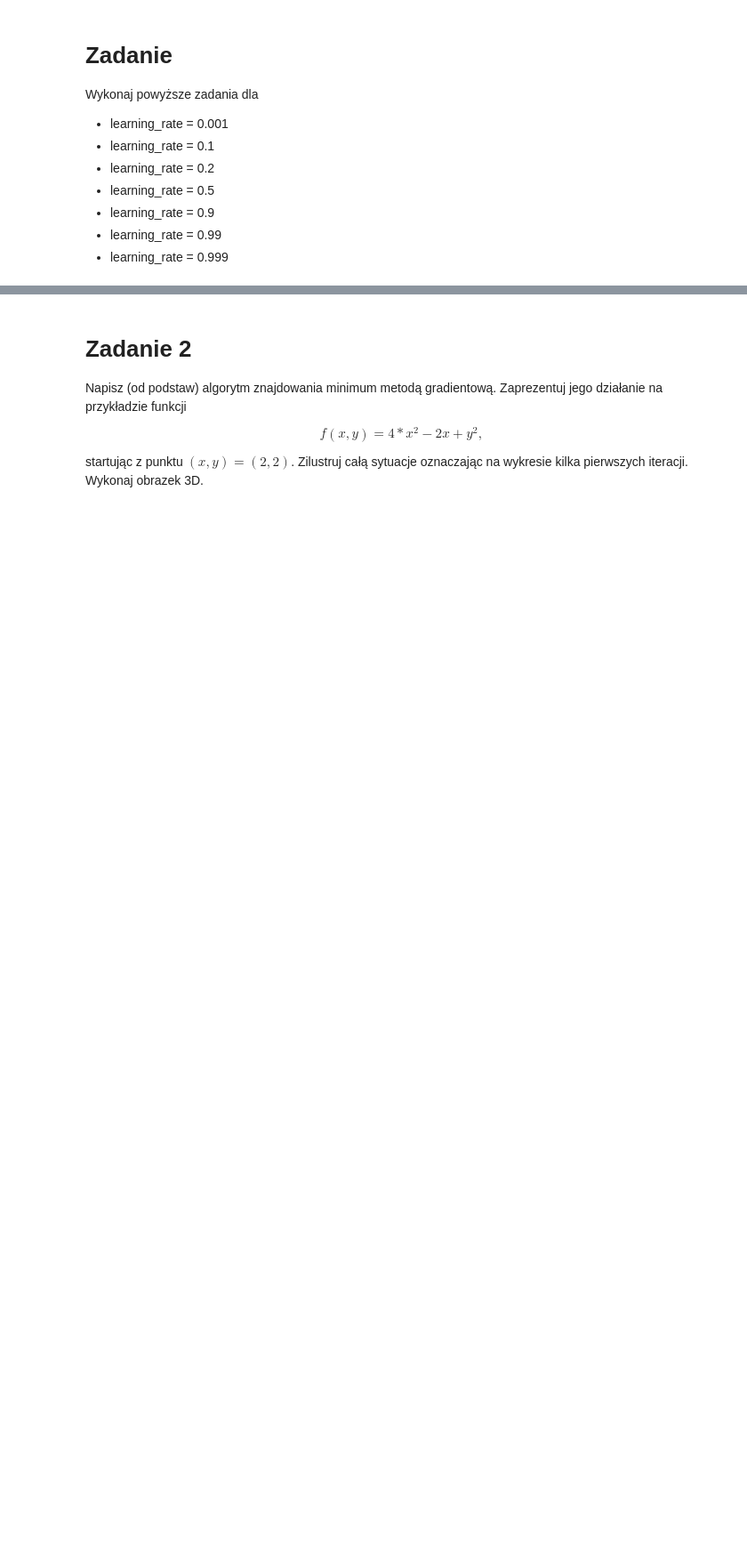
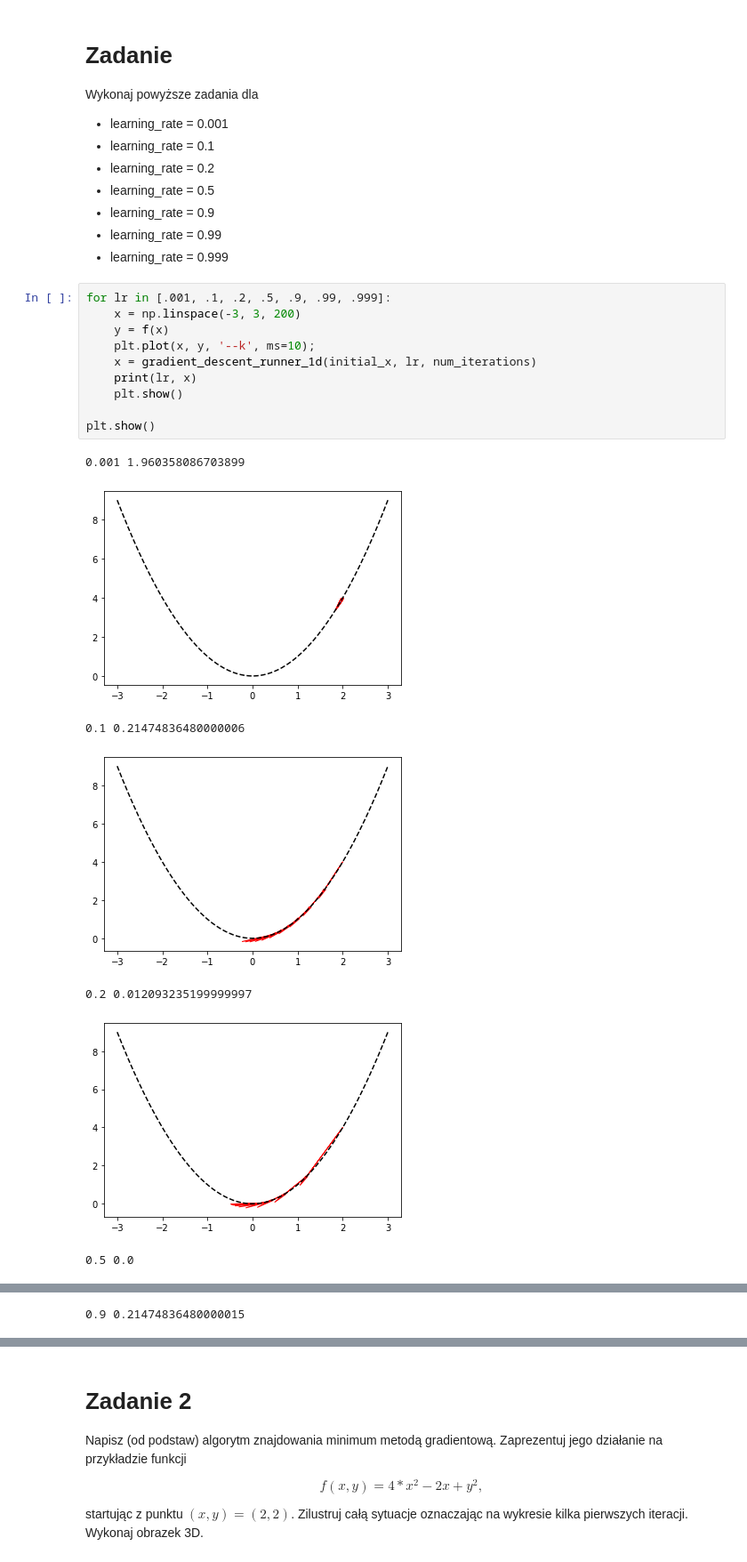
Before and after one commit to balins/podstawy_sztucznej_inteligencji, a Jupyter notebook: Z04_C_gradient_descent.ipynb, the cells around one changed output, grey strips where cells are left out. Shown: that part at 89% size. Cells and saved outputs as stored; diff of their text form; blank space fills up the shorter version.

```diff
--- a/Z04_C_gradient_descent.ipynb
+++ b/Z04_C_gradient_descent.ipynb
@@ -46,3 +47,21 @@ Wykonaj powyższe zadania dla
   * learning_rate = 0.9
   * learning_rate = 0.99
   * learning_rate = 0.999
+# %%
+for lr in [.001, .1, .2, .5, .9, .99, .999]:
+    x = np.linspace(-3, 3, 200)
+    y = f(x)
+    plt.plot(x, y, '--k', ms=10);
+    x = gradient_descent_runner_1d(initial_x, lr, num_iterations)
+    print(lr, x)
+    plt.show()
+
+plt.show()
+# %% [output]
+0.001 1.960358086703899
+[figure, added]
+0.1 0.21474836480000006
+[figure, added]
+0.2 0.012093235199999997
+[figure, added]
+0.5 0.0
@@ -48,0 +69 @@ Wykonaj powyższe zadania dla
+0.9 0.21474836480000015
```
Also changed, not shown: parts of 8 cells of this notebook, 2 other files.
